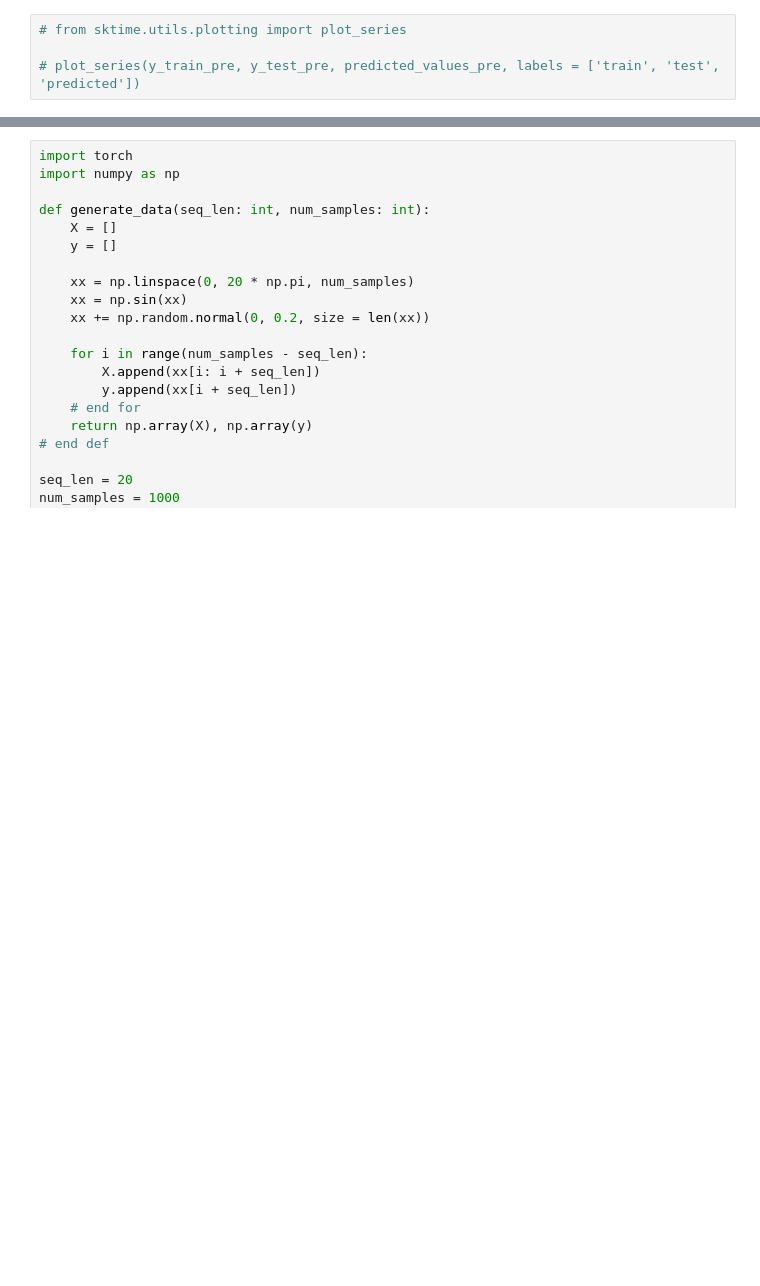
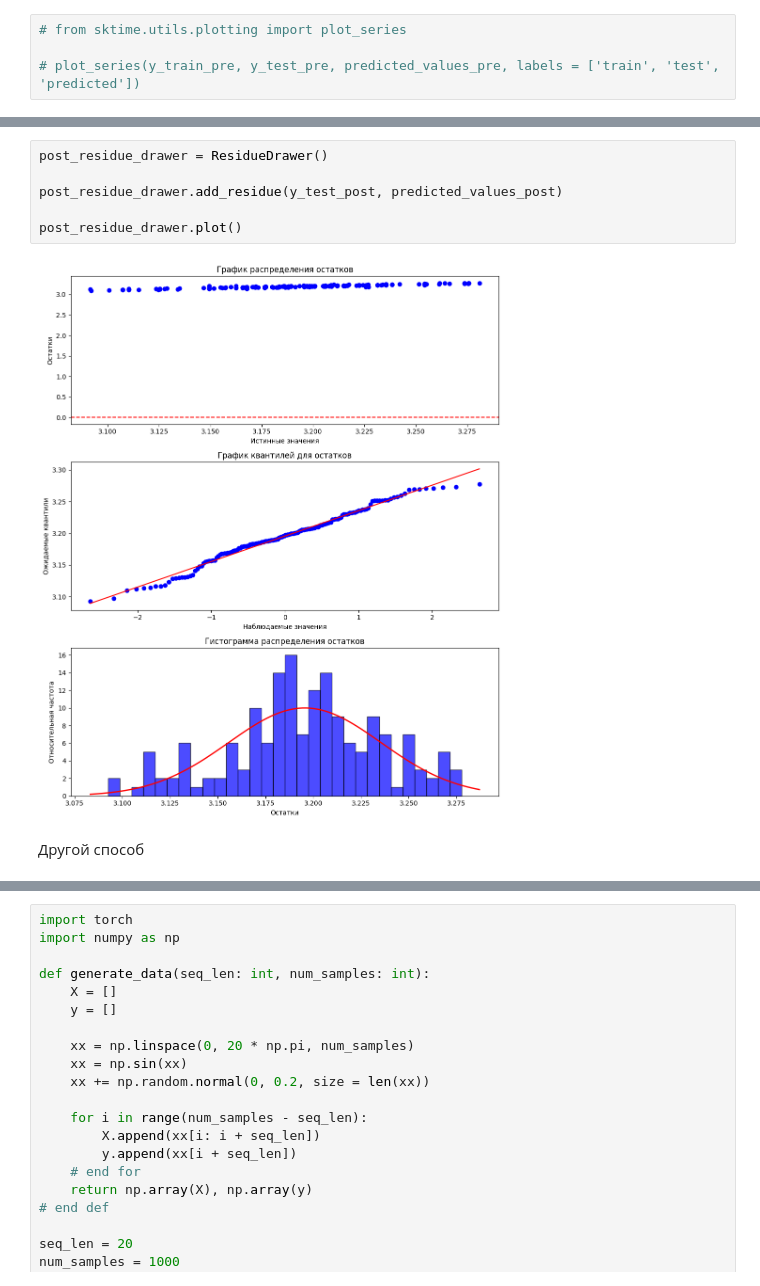
Before and after one commit to InnerShadow/UDSpredictor, a Jupyter notebook: src/demo.ipynb, the cells around one changed output, grey strips where cells are left out. Drawn from its saved outputs; the diff is of its cells as text; blank space fills up the shorter version.

```diff
--- a/src/demo.ipynb
+++ b/src/demo.ipynb
@@ -266,0 +291,10 @@ forecast_drawer.plot()
+# %%
+post_residue_drawer = ResidueDrawer()
+
+post_residue_drawer.add_residue(y_test_post, predicted_values_post)
+
+post_residue_drawer.plot()
+# %% [output]
+[figure, added]
+# %% [markdown]
+Другой способ
```
Also changed, not shown: parts of 7 cells of this notebook, 1 other file.
